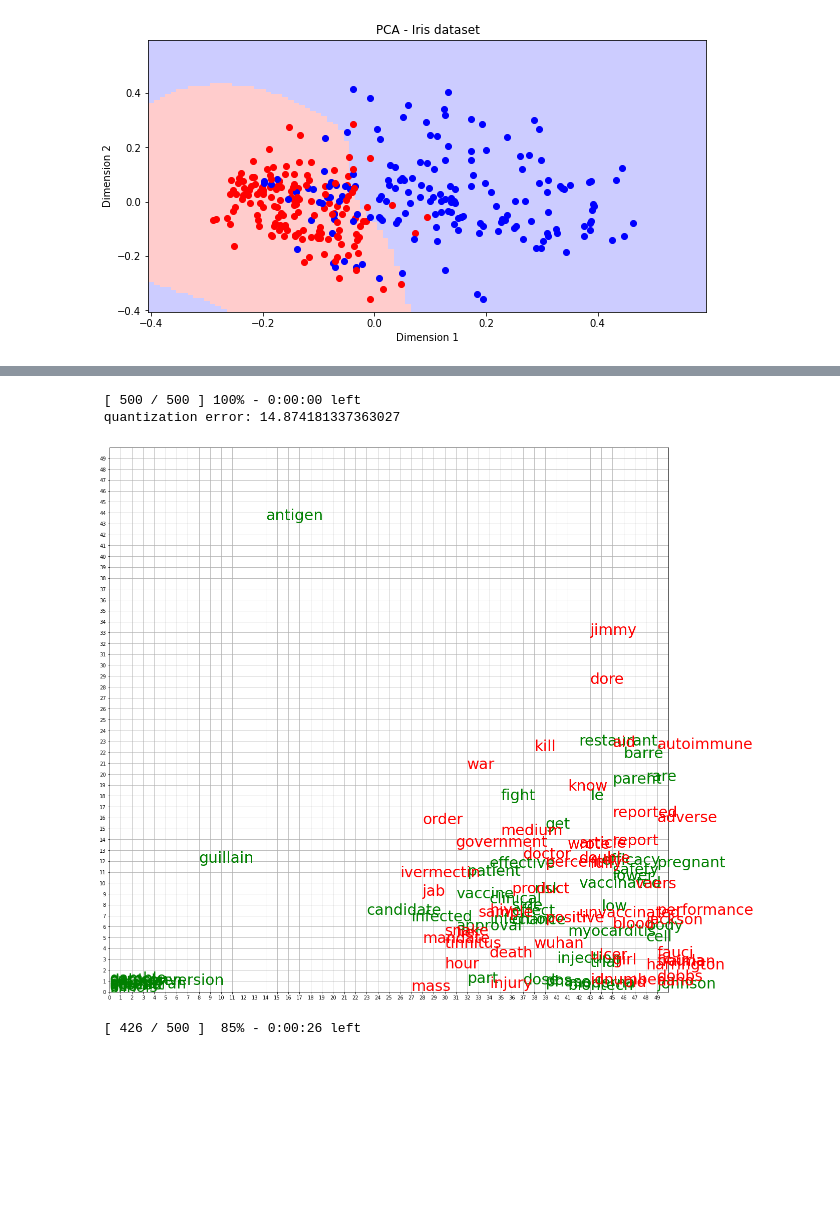
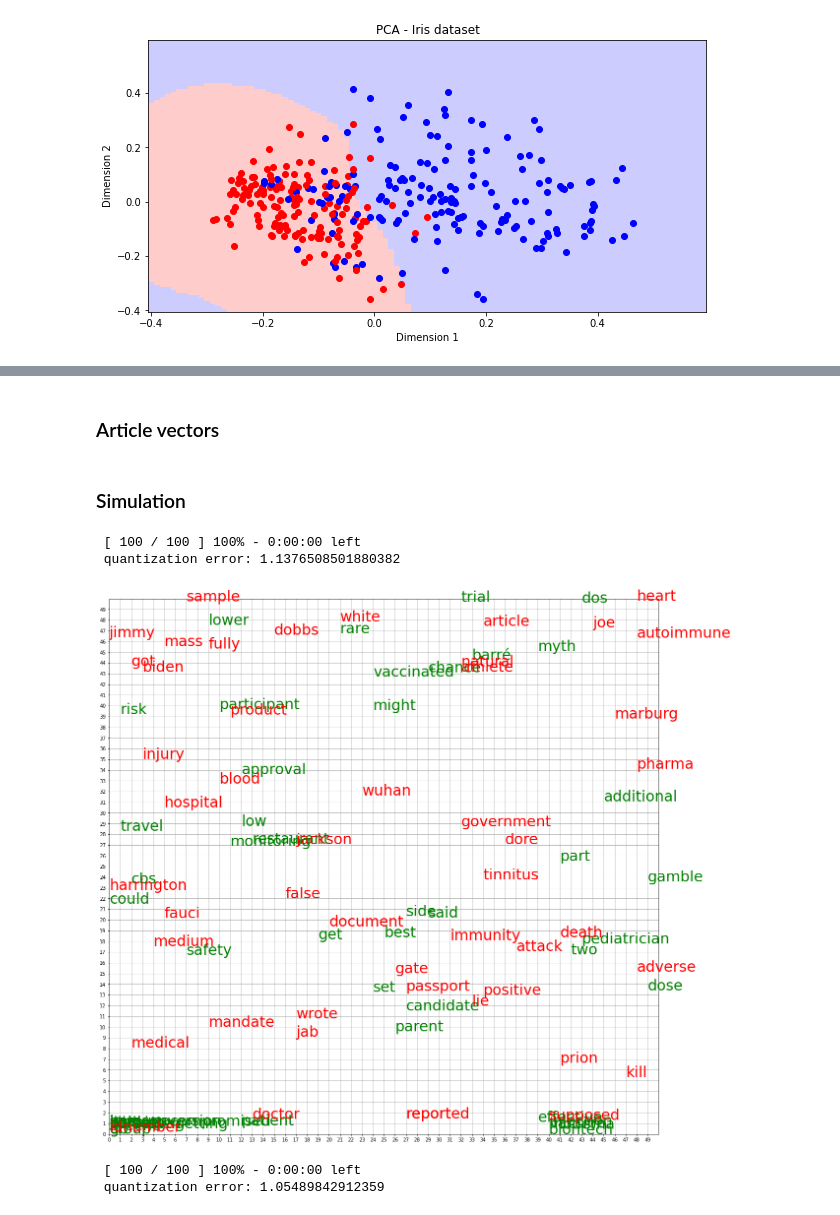
Before and after one commit to qaziok/ModelowanieGlebokichPrzekonan, a Jupyter notebook: DeepBeliefModeling.ipynb, the cells around one changed output, grey strips where cells are left out. Drawn from its saved outputs; the diff is of its cells as text; code cells hidden in the pictures; blank space fills up the shorter version.

```diff
--- a/DeepBeliefModeling.ipynb
+++ b/DeepBeliefModeling.ipynb
@@ -137,3 +141,3 @@ from model.features import f_importances_graph
 # %%
-slowa_anty, slowa_pro = f_importances_graph(clf.coef_,tfidf_tokens, limit=50)
+key_anti_words, key_pro_words = f_importances_graph(sgdc_classifier.coef_,tfidf_tokens, limit=50)
 # %% [output]
@@ -207,16 +144,0 @@ for article_index,article in enumerate(words_pa):
-# %%
-for i in range(len(matrix_pro)):
-    matrix_pro[i] = TfidfTransformer().fit_transform(matrix_pro[i]).toarray()
-
-for i in range(len(matrix_anty)):
-    matrix_anty[i] = TfidfTransformer().fit_transform(matrix_anty[i]).toarray()
-# %%
-slowa = {sl: {s: 0 for s in bliskie_slowa} for _,sl in slowa_pro+slowa_anty}
-for article_index,article in enumerate(words_pa):
-    for word_index,s in enumerate(article):
-        if s in slowa:
-            for n in range(max(word_index - r, 0), min(word_index + r, len(article))):
-                if article[n] not in words:
-                    slowa[s][article[n]] += 1
-
-vectors = TfidfTransformer().fit_transform([list(w.values()) for w in slowa.values()])
@@ -280,0 +145,2 @@ learnig_rate
+# %% [markdown]
+### Article vectors
@@ -281,55 +177,36 @@ learnig_rate
+# %% [markdown]
+### Simulation
 # %%
-from minisom import MiniSom
-from random import sample
-from preprocessing.vectors import prepare_dictionary,generate_vectors, find_close_words
-
-def random_percent(data,percent):
-    if percent<=1:
-        return sample(data,k=int(len(data)*percent))
-    return None
-
-key_words = [s for _,s in slowa_pro + slowa_anty]
+key_words = [s for _,s in key_pro_words + key_anti_words]
 close_words = find_close_words(words_pa,key_words)
-pro_words_pa = [words for i,words in enumerate(words_pa) if df_train["label"][i]==1]
-anti_words_pa = [words for i,words in enumerate(words_pa) if df_train["label"][i]==0]
-
-def plot_vectors(som,vectors,N):
-    x = plt.figure(figsize=(20, 20))
-
-    for _, (t, c, vec) in enumerate(zip(key_words, ['r' if i>len(slowa_pro) else 'g' for i,_ in enumerate(slowa_kluczowe)], list(vectors.values()))):
-        winnin_position = som.winner(vec)
-        plt.text(winnin_position[0], winnin_position[1]+np.random.rand()*.9,t,fontsize=30,color=c)
-
-    plt.xticks(range(N))
-    plt.yticks(range(N))
-    plt.grid()
-    plt.xlim([0, N])
-    plt.ylim([0, N])
-    plt.plot()
-    plt.show()
-    plt.close(x)
+pro_words_pa = [words for i,words in enumerate(words_pa) if articles["label"][i]==1]
+anti_words_pa = [words for i,words in enumerate(words_pa) if articles["label"][i]==0]
+vector_colors = ['r' if i>len(key_pro_words) else 'g' for i,_ in enumerate(key_words)]
 
 def sim(wiedza,do_czytania,learning_rate):
     # wiedza na start
     read_data = random_percent(wiedza,0.8)
     vectors = generate_vectors(prepare_dictionary(read_data,key_words,r=2),close_words)
+    vectors = TfidfTransformer().fit_transform(list(vectors.values())).toarray()
 
     N = int(5*np.sqrt(len(vectors)))
-    som = MiniSom(N, N, len(close_words), sigma=3, learning_rate=learning_rate, activation_distance='cosine')
-    som.train_random(list(vectors.values()),500,verbose=True)
+    som = MiniSom(N, N, len(close_words), sigma=1, learning_rate=learning_rate, activation_distance='cosine')
+    som.train_random(vectors,100,verbose=True)
 
-    plot_vectors(som,vectors,N)
+    plot_vectors(som,vectors,vector_colors,key_words,N)
 
     read_data.extend(random_percent(do_czytania,0.5))
     vectors = generate_vectors(prepare_dictionary(read_data,key_words,r=2),close_words)
+    vectors = TfidfTransformer().fit_transform(list(vectors.values())).toarray()
 
-    som.train_random(list(vectors.values()),500,verbose=True)
+    som.train_random(vectors,100,verbose=True)
 
-    plot_vectors(som,vectors,N)
+    plot_vectors(som,vectors,vector_colors,key_words,N)
 
-sim(anti_words_pa,pro_words_pa,0.5)
+sim(anti_words_pa,pro_words_pa,0.05)
 # %% [output]
- [ 500 / 500 ] 100% - 0:00:00 left
- quantization error: 14.874181337363027
+ [ 100 / 100 ] 100% - 0:00:00 left
+ quantization error: 1.1376508501880382
-[figure, old version]
+[figure, new version]
- [ 426 / 500 ]  85% - 0:00:26 left
+ [ 100 / 100 ] 100% - 0:00:00 left
+ quantization error: 1.05489842912359
```
Also changed, not shown: parts of 23 cells of this notebook, 8 other files.
